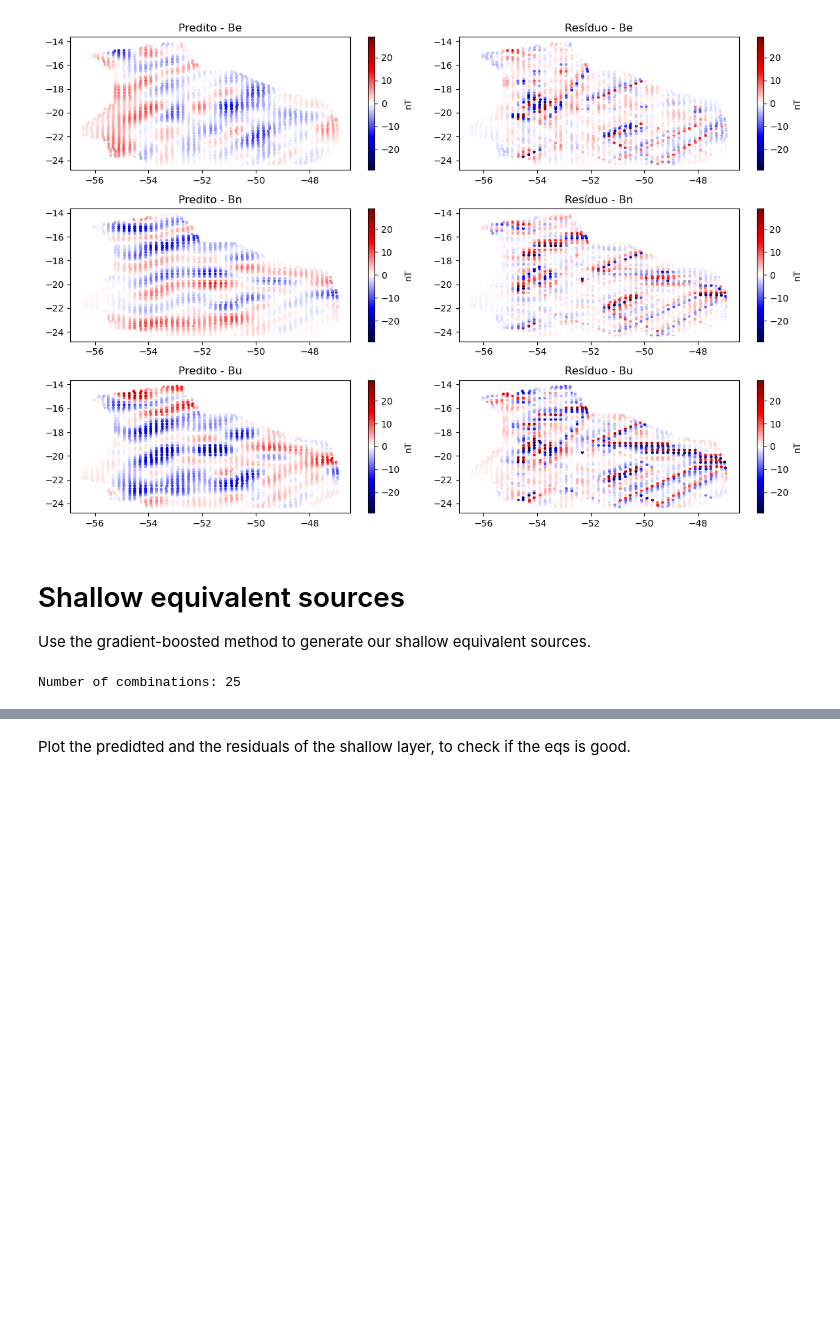
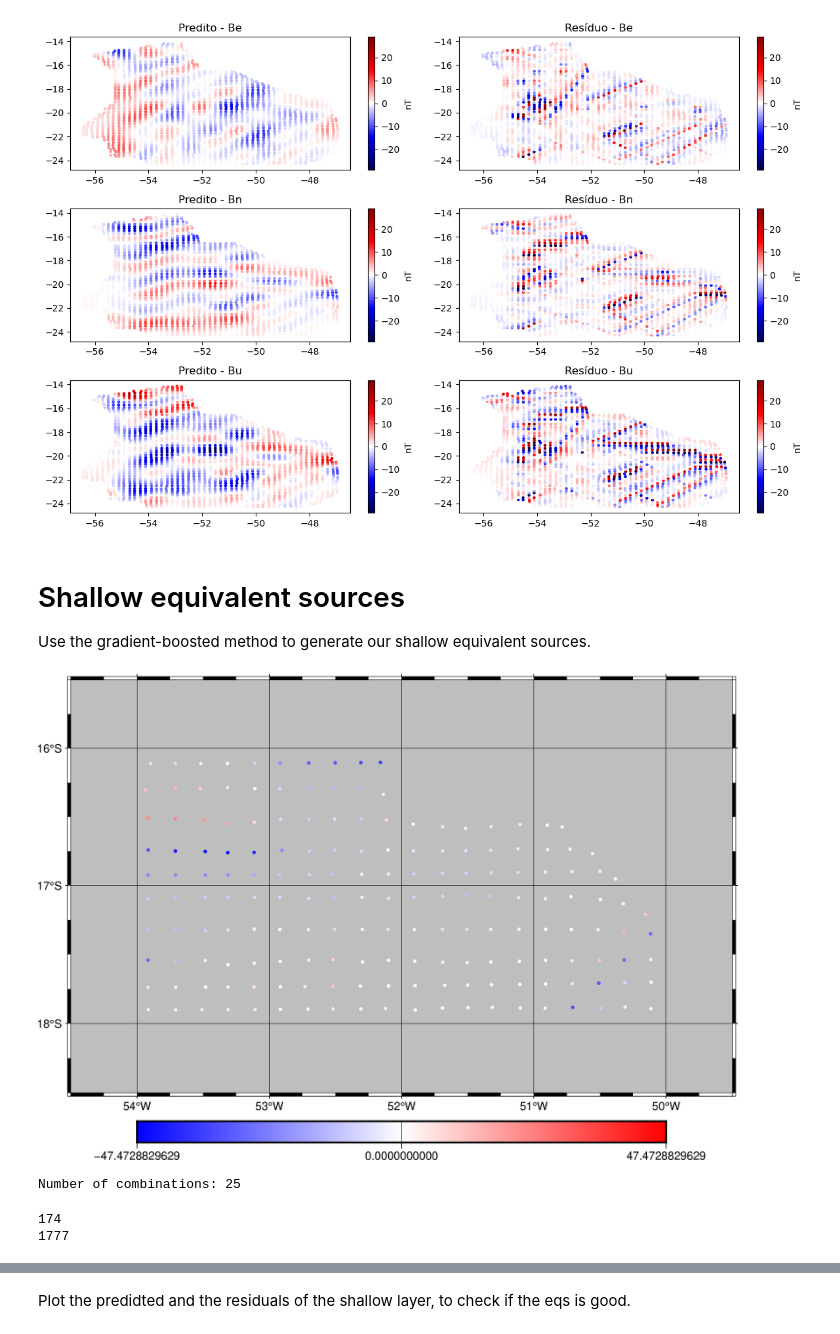
Before and after one commit to compgeolab/eqs-magnetic-spherical, a Jupyter notebook: code/03-parana-basin-syntetic-dual-layer.ipynb, the cells around one changed output, grey strips where cells are left out. Saved outputs shown, nothing was run; the diff lists cells and outputs as text; code cells hidden in the pictures; blank space fills up the shorter version.

```diff
--- a/code/03-parana-basin-syntetic-dual-layer.ipynb
+++ b/code/03-parana-basin-syntetic-dual-layer.ipynb
@@ -464,3 +473,28 @@ Use the gradient-boosted method to generate our shallow equivalent sources.
+# %%
+fig = pygmt.Figure()
+
+fig.coast(
+    region=[-54.5, -49.5, -18.5, -15.5],
+    projection="M20c",
+    frame="afg",
+    land="gray"
+)
+
+scale = vd.maxabs(mag_cv)
+pygmt.makecpt(cmap="polar+h", series=[-scale, scale])
+
+fig.plot(
+    x=coordinates_cv[0],
+    y=coordinates_cv[1],
+    fill=mag_cv,
+    style="c0.1c",
+    cmap=True
+)
+
+fig.colorbar(position="JBC")
+fig.show(width=700)
+# %% [output]
+[figure, added]
 # %%
 dampings_shallow = [1e-5,1e-2,1e0,1e2, 1e5]
 depths_shallow = [23e3,25e3, 27e3, 29e3, 31e3]
@@ -471,6 +505,12 @@ parameter_sets_shallow = [
 print("Number of combinations:", len(parameter_sets_shallow))
 # %% [output]
 Number of combinations: 25
+# %%
+print(coordinates_cv[0].size)
+print(residuals_deep.size)
+# %% [output]
+174
+1777
 # %%
 %%time
 kfold = vd.BlockKFold(
```
Also changed, not shown: parts of 15 cells of this notebook.
